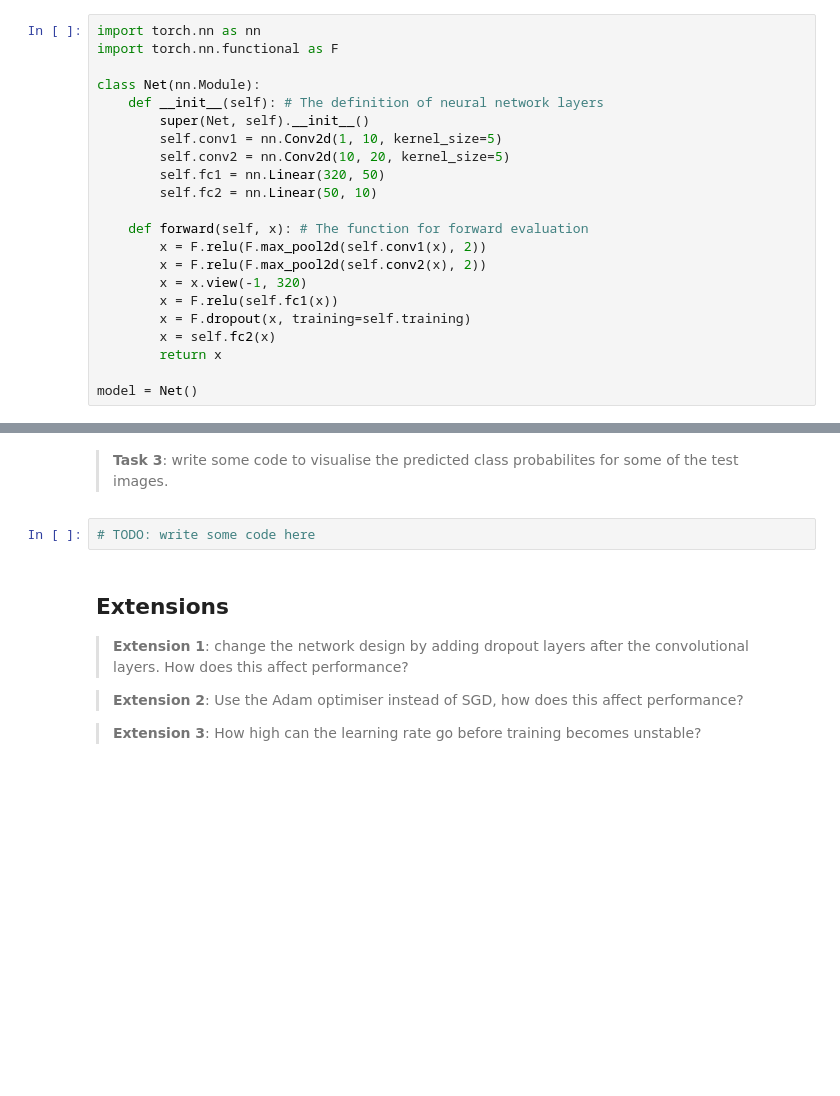
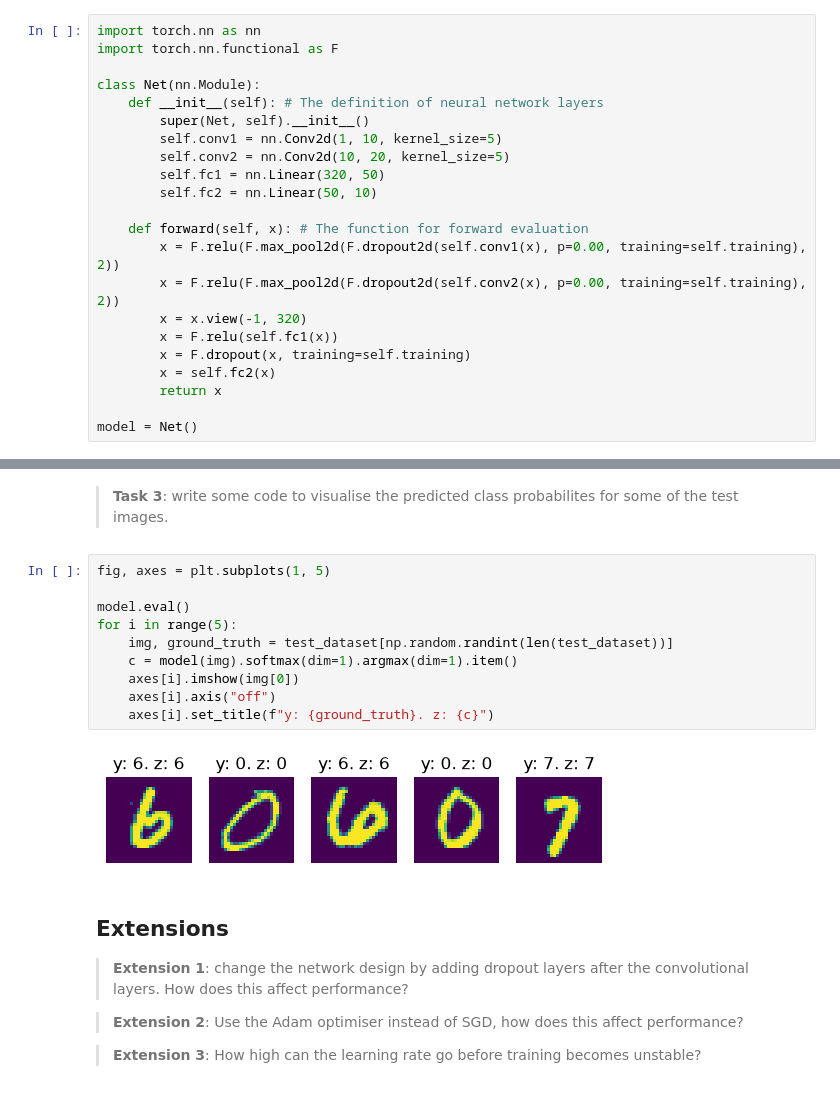
Before and after one commit to andrewtplatt/aims-machine-learning-mt26, a Jupyter notebook: practical-L5-L6/autodiff_nn_basics.ipynb, the cells around one changed output, grey strips where cells are left out. Saved outputs shown, nothing was run; the diff lists cells and outputs as text; blank space fills up the shorter version.

```diff
--- a/practical-L5-L6/autodiff_nn_basics.ipynb
+++ b/practical-L5-L6/autodiff_nn_basics.ipynb
@@ -184,8 +239,8 @@ class Net(nn.Module):
         self.fc2 = nn.Linear(50, 10)
 
     def forward(self, x): # The function for forward evaluation
-        x = F.relu(F.max_pool2d(self.conv1(x), 2))
-        x = F.relu(F.max_pool2d(self.conv2(x), 2))
+        x = F.relu(F.max_pool2d(F.dropout2d(self.conv1(x), p=0.00, training=self.training), 2))
+        x = F.relu(F.max_pool2d(F.dropout2d(self.conv2(x), p=0.00, training=self.training), 2))
         x = x.view(-1, 320)
         x = F.relu(self.fc1(x))
         x = F.dropout(x, training=self.training)
@@ -250,8 +343,18 @@ for epoch in range(1, 5):
 Let's test some images from the test set. You can evaluate the same cell many times to visualize results for more test images.
 # %% [markdown]
 > **Task 3**: write some code to visualise the predicted class probabilites for some of the test images.
-# %%
-# TODO: write some code here
+# %%
+fig, axes = plt.subplots(1, 5)
+
+model.eval()
+for i in range(5):
+    img, ground_truth = test_dataset[np.random.randint(len(test_dataset))]
+    c = model(img).softmax(dim=1).argmax(dim=1).item()
+    axes[i].imshow(img[0])
+    axes[i].axis("off")
+    axes[i].set_title(f"y: {ground_truth}. z: {c}")
+# %% [output]
+[figure, added]
 # %% [markdown]
 ## Extensions
 
```
Also changed, not shown: parts of 16 cells of this notebook, 4 other files.
